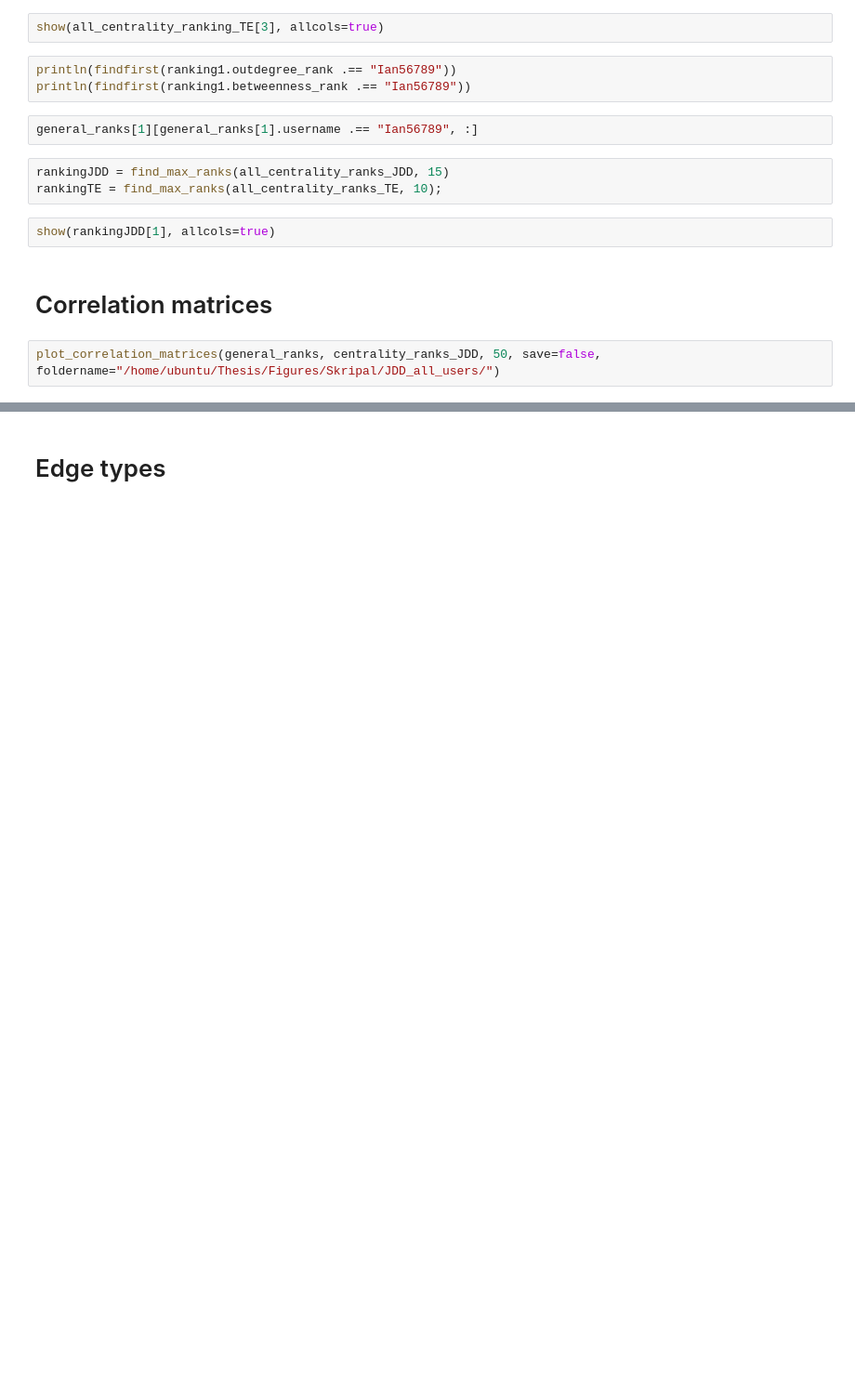
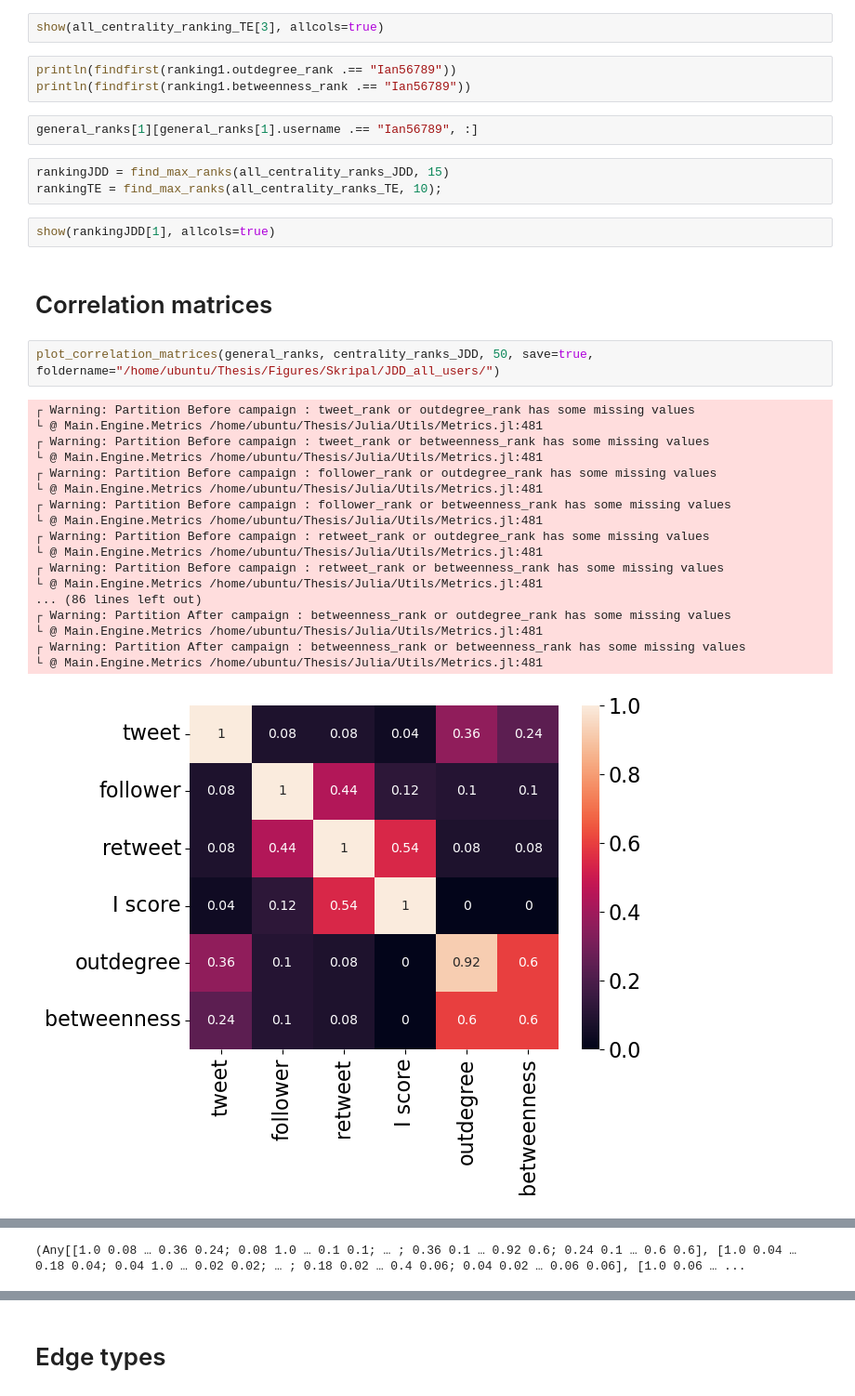
Before and after one commit to Cyrilvallez/Measuring-Influence-Twitter, a Jupyter notebook: Julia/Notebooks/Process3.ipynb, the cells around one changed output, grey strips where cells are left out. Shown: that part at 93% size. Cells and saved outputs as stored; diff of their text form; blank space fills up the shorter version.

Commit message:
figures

```diff
--- a/Julia/Notebooks/Process3.ipynb
+++ b/Julia/Notebooks/Process3.ipynb
@@ -82,4 +428,23 @@ show(rankingJDD[1], allcols=true)
 # %% [markdown]
 # Correlation matrices
 # %%
-plot_correlation_matrices(general_ranks, centrality_ranks_JDD, 50, save=false, foldername="/home/ubuntu/Thesis/Figures/Skripal/JDD_all_users/")
+plot_correlation_matrices(general_ranks, centrality_ranks_JDD, 50, save=true, foldername="/home/ubuntu/Thesis/Figures/Skripal/JDD_all_users/")
+# %% [output]
+┌ Warning: Partition Before campaign : tweet_rank or outdegree_rank has some missing values
+└ @ Main.Engine.Metrics /home/ubuntu/Thesis/Julia/Utils/Metrics.jl:481
+┌ Warning: Partition Before campaign : tweet_rank or betweenness_rank has some missing values
+└ @ Main.Engine.Metrics /home/ubuntu/Thesis/Julia/Utils/Metrics.jl:481
+┌ Warning: Partition Before campaign : follower_rank or outdegree_rank has some missing values
+└ @ Main.Engine.Metrics /home/ubuntu/Thesis/Julia/Utils/Metrics.jl:481
+┌ Warning: Partition Before campaign : follower_rank or betweenness_rank has some missing values
+└ @ Main.Engine.Metrics /home/ubuntu/Thesis/Julia/Utils/Metrics.jl:481
+┌ Warning: Partition Before campaign : retweet_rank or outdegree_rank has some missing values
+└ @ Main.Engine.Metrics /home/ubuntu/Thesis/Julia/Utils/Metrics.jl:481
+┌ Warning: Partition Before campaign : retweet_rank or betweenness_rank has some missing values
+└ @ Main.Engine.Metrics /home/ubuntu/Thesis/Julia/Utils/Metrics.jl:481
+... (86 lines left out)
+┌ Warning: Partition After campaign : betweenness_rank or outdegree_rank has some missing values
+└ @ Main.Engine.Metrics /home/ubuntu/Thesis/Julia/Utils/Metrics.jl:481
+┌ Warning: Partition After campaign : betweenness_rank or betweenness_rank has some missing values
+└ @ Main.Engine.Metrics /home/ubuntu/Thesis/Julia/Utils/Metrics.jl:481
+[figure, added]
@@ -86 +453,2 @@ plot_correlation_matrices(general_ranks, centrality_ranks_JDD, 50, save=false, f
+(Any[[1.0 0.08 … 0.36 0.24; 0.08 1.0 … 0.1 0.1; … ; 0.36 0.1 … 0.92 0.6; 0.24 0.1 … 0.6 0.6], [1.0 0.04 … 0.18 0.04; 0.04 1.0 … 0.02 0.02; … ; 0.18 0.02 … 0.4 0.06; 0.04 0.02 … 0.06 0.06], [1.0 0.06 … ...
 # %%
```
Also changed, not shown: parts of 27 cells of this notebook, 26 other files.
